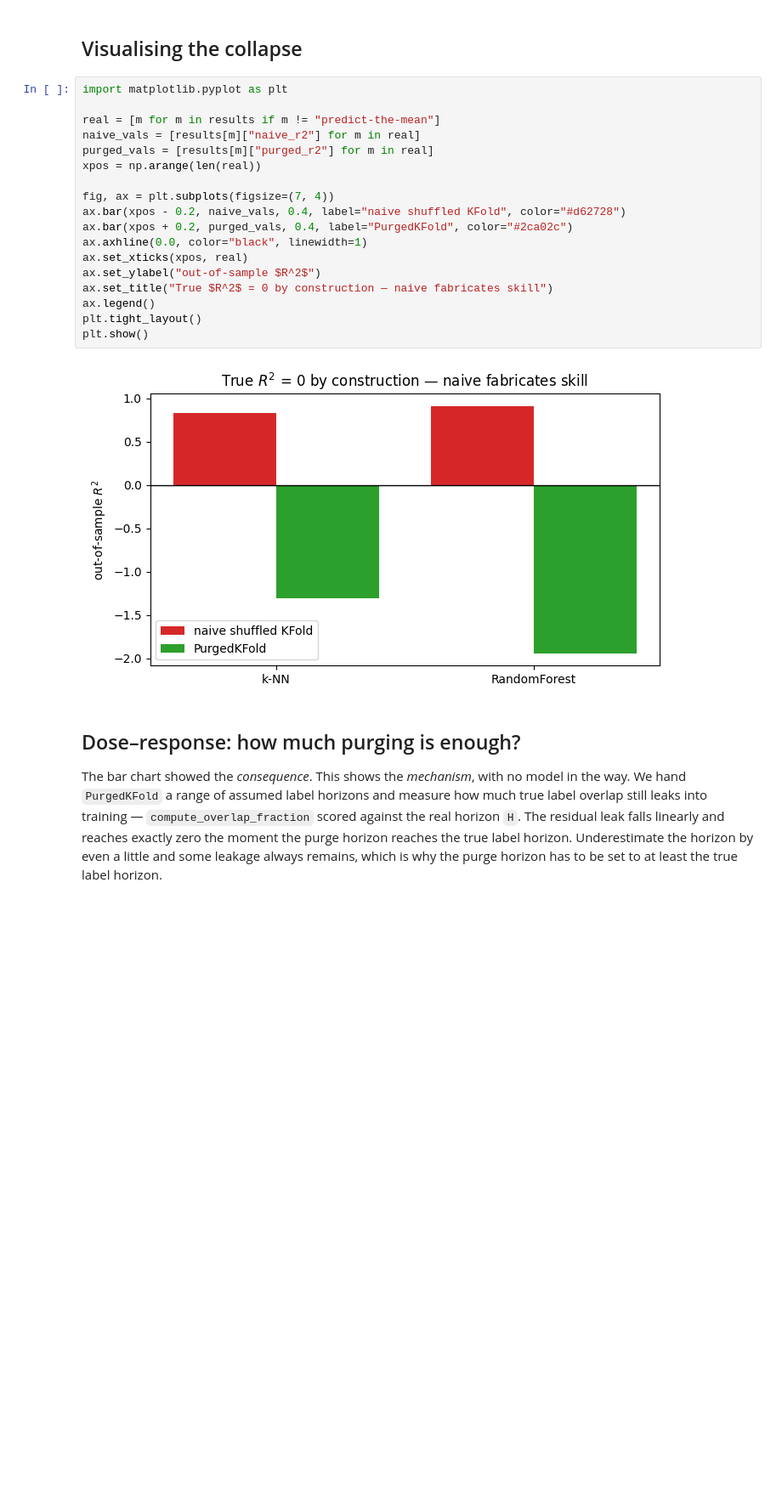
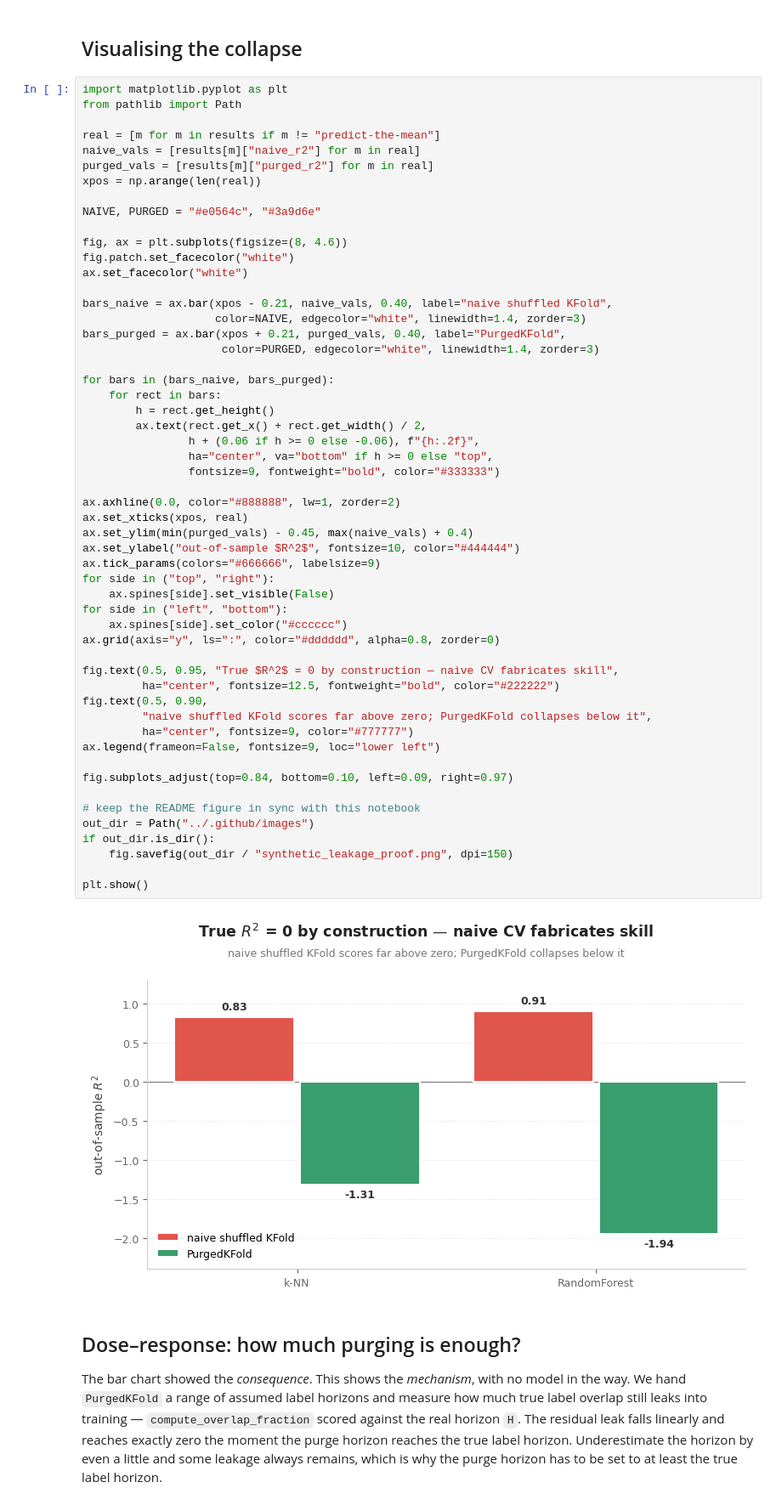
Before and after one commit to eslazarev/purged-cross-validation, a Jupyter notebook: examples/synthetic_leakage_proof.ipynb, the cells around one changed output. Shown at 85% size. Cells and saved outputs as stored; diff of their text form; blank space fills up the shorter version.

```diff
--- a/examples/synthetic_leakage_proof.ipynb
+++ b/examples/synthetic_leakage_proof.ipynb
@@ -125,24 +125,60 @@ PurgedKFold          : 0.0% of training rows leak
 ## Visualising the collapse
 # %%
 import matplotlib.pyplot as plt
+from pathlib import Path
 
 real = [m for m in results if m != "predict-the-mean"]
 naive_vals = [results[m]["naive_r2"] for m in real]
 purged_vals = [results[m]["purged_r2"] for m in real]
 xpos = np.arange(len(real))
 
-fig, ax = plt.subplots(figsize=(7, 4))
-ax.bar(xpos - 0.2, naive_vals, 0.4, label="naive shuffled KFold", color="#d62728")
-ax.bar(xpos + 0.2, purged_vals, 0.4, label="PurgedKFold", color="#2ca02c")
-ax.axhline(0.0, color="black", linewidth=1)
+NAIVE, PURGED = "#e0564c", "#3a9d6e"
+
+fig, ax = plt.subplots(figsize=(8, 4.6))
+fig.patch.set_facecolor("white")
+ax.set_facecolor("white")
+
+bars_naive = ax.bar(xpos - 0.21, naive_vals, 0.40, label="naive shuffled KFold",
+                    color=NAIVE, edgecolor="white", linewidth=1.4, zorder=3)
+bars_purged = ax.bar(xpos + 0.21, purged_vals, 0.40, label="PurgedKFold",
+                     color=PURGED, edgecolor="white", linewidth=1.4, zorder=3)
+
+for bars in (bars_naive, bars_purged):
+    for rect in bars:
+        h = rect.get_height()
+        ax.text(rect.get_x() + rect.get_width() / 2,
+                h + (0.06 if h >= 0 else -0.06), f"{h:.2f}",
+                ha="center", va="bottom" if h >= 0 else "top",
+                fontsize=9, fontweight="bold", color="#333333")
+
+ax.axhline(0.0, color="#888888", lw=1, zorder=2)
 ax.set_xticks(xpos, real)
-ax.set_ylabel("out-of-sample $R^2$")
-ax.set_title("True $R^2$ = 0 by construction — naive fabricates skill")
-ax.legend()
-plt.tight_layout()
+ax.set_ylim(min(purged_vals) - 0.45, max(naive_vals) + 0.4)
+ax.set_ylabel("out-of-sample $R^2$", fontsize=10, color="#444444")
+ax.tick_params(colors="#666666", labelsize=9)
+for side in ("top", "right"):
+    ax.spines[side].set_visible(False)
+for side in ("left", "bottom"):
+    ax.spines[side].set_color("#cccccc")
+ax.grid(axis="y", ls=":", color="#dddddd", alpha=0.8, zorder=0)
+
+fig.text(0.5, 0.95, "True $R^2$ = 0 by construction — naive CV fabricates skill",
+         ha="center", fontsize=12.5, fontweight="bold", color="#222222")
+fig.text(0.5, 0.90,
+         "naive shuffled KFold scores far above zero; PurgedKFold collapses below it",
+         ha="center", fontsize=9, color="#777777")
+ax.legend(frameon=False, fontsize=9, loc="lower left")
+
+fig.subplots_adjust(top=0.84, bottom=0.10, left=0.09, right=0.97)
+
+# keep the README figure in sync with this notebook
+out_dir = Path("../.github/images")
+if out_dir.is_dir():
+    fig.savefig(out_dir / "synthetic_leakage_proof.png", dpi=150)
+
 plt.show()
 # %% [output]
-[figure, old version]
+[figure, new version]
 # %% [markdown]
 ## Dose–response: how much purging is enough?
 
```
Also changed, not shown: parts of 1 cell of this notebook, 5 other files.
